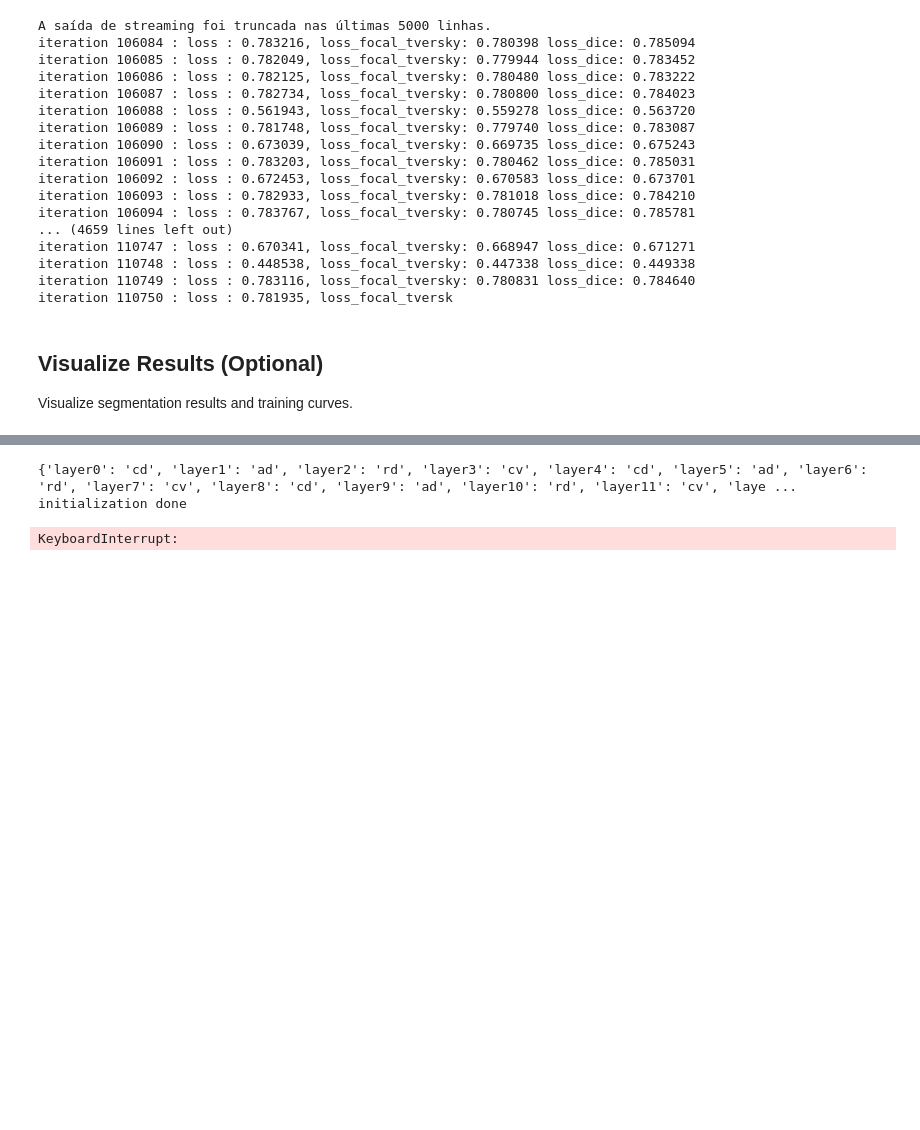
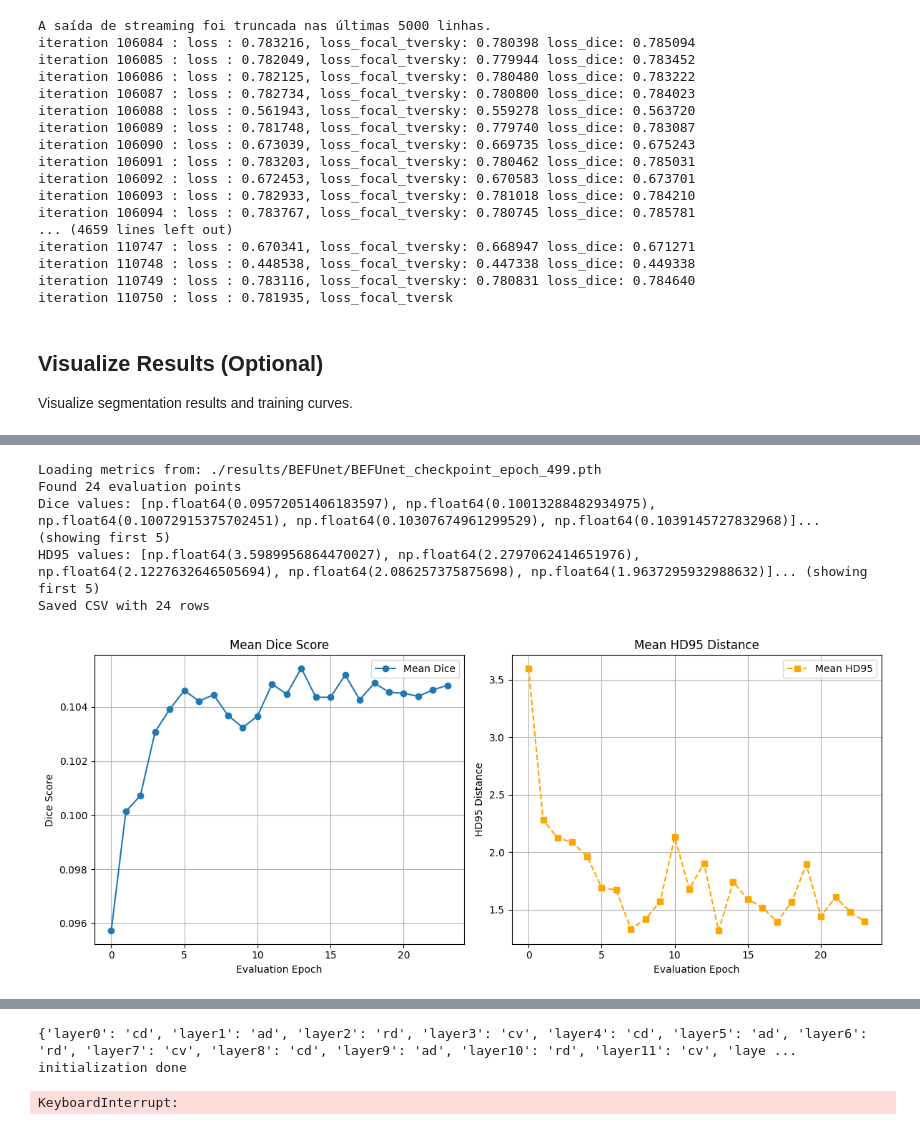
Before and after one commit to devpedromonteiro/BEFUnet, a Jupyter notebook: Colab_BEFUnet.ipynb, the cells around one changed output, grey strips where cells are left out. Saved outputs shown, nothing was run; the diff lists cells and outputs as text; code cells hidden in the pictures; blank space fills up the shorter version.

```diff
--- a/Colab_BEFUnet.ipynb
+++ b/Colab_BEFUnet.ipynb
@@ -524,3 +599,72 @@ Saved CSV with 24 rows
 [interactive output not drawn]
 [interactive output not drawn]
 [interactive output not drawn]
+# %%
+# FOCAL TVERSKY LOSS
+# Plot training curves from checkpoint (mais confiável que CSV)
+import torch
+import pandas as pd
+import matplotlib.pyplot as plt
+import glob
+import os
+
+# Encontrar o checkpoint mais recente
+checkpoints = glob.glob('./results/BEFUnet/BEFUnet_checkpoint_epoch_*.pth')
+if checkpoints:
+    # Pegar o mais recente
+    latest_checkpoint = max(checkpoints, key=lambda x: int(x.split('_epoch_')[1].split('.')[0]))
+    print(f"Loading metrics from: {latest_checkpoint}")
+
+    # Carregar checkpoint
+    checkpoint = torch.load(latest_checkpoint, map_location='cpu', weights_only=False)
+
+    # Extrair métricas
+    dice_ = checkpoint.get('dice_', [])
+    hd95_ = checkpoint.get('hd95_', [])
+
+    print(f"Found {len(dice_)} evaluation points")
+    print(f"Dice values: {dice_[:5]}... (showing first 5)")
+    print(f"HD95 values: {hd95_[:5]}... (showing first 5)")
+
+    # Criar DataFrame
+    df = pd.DataFrame({'mean_dice': dice_, 'mean_hd95': hd95_})
+
+    # Salvar CSV correto
+    df.to_csv('./results/BEFUnet/metrics_from_checkpoint.csv', sep='\t', index=False)
+    print(f"Saved CSV with {len(df)} rows")
+
+    # Plotar gráficos
+    plt.figure(figsize=(12, 5))
+
+    plt.subplot(1, 2, 1)
+    plt.plot(df['mean_dice'], marker='o', linestyle='-', label='Mean Dice')
+    plt.xlabel('Evaluation Epoch')
+    plt.ylabel('Dice Score')
+    plt.title('Mean Dice Score')
+    plt.legend()
+    plt.grid(True)
+
+    plt.subplot(1, 2, 2)
+    plt.plot(df['mean_hd95'], marker='s', linestyle='--', label='Mean HD95', color='orange')
+    plt.xlabel('Evaluation Epoch')
+    plt.ylabel('HD95 Distance')
+    plt.title('Mean HD95 Distance')
+    plt.legend()
+    plt.grid(True)
+
+    plt.tight_layout()
+    plt.savefig('training_curves_from_checkpoint.png', dpi=300)
+    plt.show()
+
+    from google.colab import files
+    files.download('training_curves_from_checkpoint.png')
+    files.download('./results/BEFUnet/metrics_from_checkpoint.csv')
+else:
+    print("No checkpoints found!")
+# %% [output]
+Loading metrics from: ./results/BEFUnet/BEFUnet_checkpoint_epoch_499.pth
+Found 24 evaluation points
+Dice values: [np.float64(0.09572051406183597), np.float64(0.10013288482934975), np.float64(0.10072915375702451), np.float64(0.10307674961299529), np.float64(0.1039145727832968)]... (showing first 5)
+HD95 values: [np.float64(3.5989956864470027), np.float64(2.2797062414651976), np.float64(2.1227632646505694), np.float64(2.086257375875698), np.float64(1.9637295932988632)]... (showing first 5)
+Saved CSV with 24 rows
+[figure, added]
```
Also changed, not shown: parts of 5 cells of this notebook.
